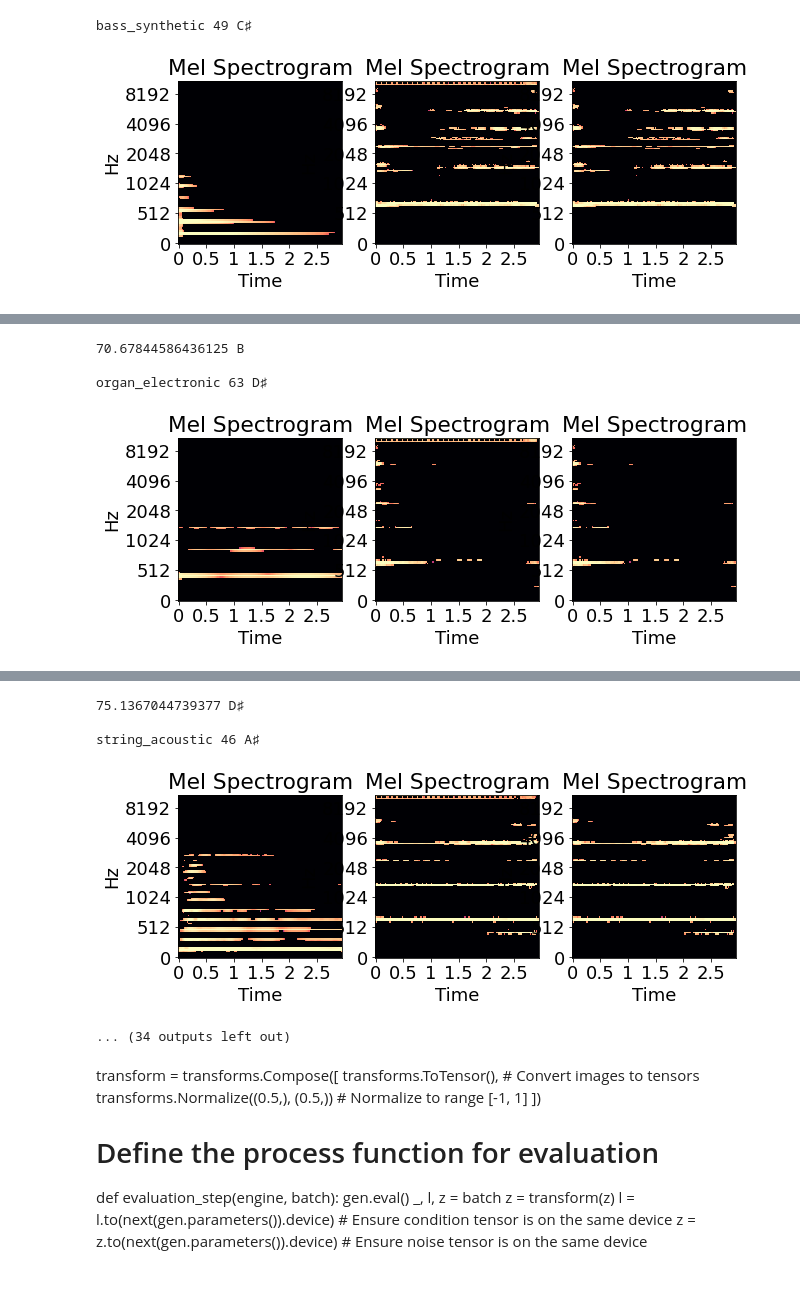
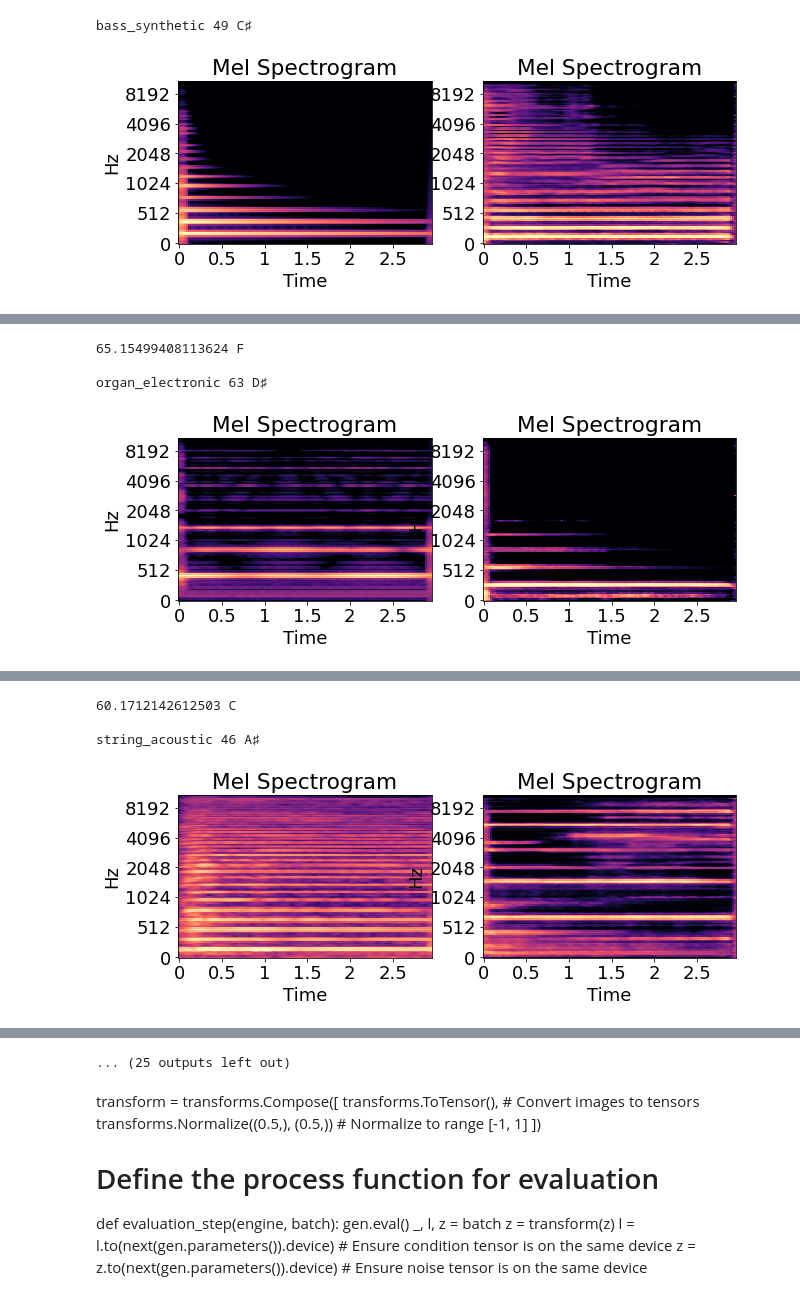
Before and after one commit to ElisaTroschka/GANs-Conditional-Audio-Synthesis, a Jupyter notebook: test_spec.ipynb, the cells around one changed output, grey strips where cells are left out. Saved outputs shown, nothing was run; the diff lists cells and outputs as text; code cells hidden in the pictures.

Commit message:
Fixed SpecGAN preprocessing and training

```diff
--- a/test_spec.ipynb
+++ b/test_spec.ipynb
@@ -51,7 +53,7 @@ test_set = NSynthDataset(data_path=path,
 # %%
 gen = SpecGANGenerator(z_size, train_set.label_size, train_set.y_size).to(device)
 
-gen.load_state_dict(torch.load(f'users/adcy353/GANs-Conditional-Audio-Synthesis/models/specgan/G_0.0001-1-80.pt'))
+gen.load_state_dict(torch.load(f'users/adcy353/GANs-Conditional-Audio-Synthesis/models/spec2/G_0.0001-1-827.pt'))
 gen.eval()
 # %% [output]
 SpecGANGenerator(
@@ -73,45 +75,45 @@ SpecGANGenerator(
 def display_spec(specs, f0=None):
     fig, axs = plt.subplots(1, len(specs), figsize=(10, 3))
     for i in range(len(specs)):
-        librosa.display.specshow(librosa.power_to_db(specs[i], ref=np.max),  y_axis='mel', x_axis='time', ax=axs[i], cmap='magma')
-        #librosa.display.specshow(np.array(specs[i]),  y_axis='mel', x_axis='time', ax=axs[i], cmap='magma')
+        #librosa.display.specshow(librosa.power_to_db(specs[i], ref=np.max),  y_axis='mel', x_axis='time', ax=axs[i], cmap='magma')
+        librosa.display.specshow(np.array(specs[i]),  y_axis='mel', x_axis='time', ax=axs[i], cmap='magma')
         axs[i].set_title('Mel Spectrogram')
     plt.show()
 # %%
 s_i = []
 for i in range(0, 900, 100):
     w, l, z, pitch = test_set.__getitem__(i)
     inst = test_set.annot.loc[test_set.fnames[i], 'instrument_class_str']
 
     print(f'\n{inst} {pitch.item()} {librosa.midi_to_note(pitch, octave=False).item()}')
     s = gen.forward(z.unsqueeze(0).to(device), l.unsqueeze(0).to(device))
     s.to(torch.device('cpu'))
     s = s.detach().cpu()
 
-    s_f = s.clone()
+    #s_f = s.clone()
     #s_f = scipy.signal.medfilt2d(s, kernel_size=(3, 3))  # Adjust kernel_size as needed
-    s_f[124:] = s_f.min()
+    s[126:] = s.min()
     #s_f[70:] = 0#s_f.min()
     #s_f = filter_mel(s_f, sr)
-    display_spec((w, s, s_f))
+    display_spec((w, s))#, s_f))
 
     w_audio = mel_to_audio(np.array(w), sr=train_set.sampling_rate, n_fft=n_fft, hop_length=hop_length)
     s_audio = mel_to_audio(np.array(s), sr=train_set.sampling_rate, n_fft=n_fft, hop_length=hop_length)
-    s_f_audio = mel_to_audio(np.array(s_f), sr=train_set.sampling_rate, n_fft=n_fft, hop_length=hop_length)
+    #s_f_audio = mel_to_audio(np.array(s_f), sr=train_set.sampling_rate, n_fft=n_fft, hop_length=hop_length)
     #s_f_audio = clean(s_audio, sr)
 
 
     #display_mel_sample(i, train_set, gen)
     #librosa.display.specshow(np.array(specs[i]),  y_axis='mel', x_axis='time', ax=axs[i], cmap='magma')
 
     display(Audio(w_audio, rate=train_set.sampling_rate))
-    display(display_audio_sample(i, train_set, gen))
-    display(Audio(s_f_audio, rate=train_set.sampling_rate))
+    display(Audio(s_audio, rate=train_set.sampling_rate))
+    #display(Audio(s_f_audio, rate=train_set.sampling_rate))
 
-    pitch, f0 = estimate_pitch(s_f_audio, sr)
+    pitch, f0 = estimate_pitch(s_audio, sr)#f_audio, sr)
     print(pitch, librosa.midi_to_note(pitch, octave=False))
 # %% [output]
 bass_synthetic 49 C♯
-[figure, old version]
+[figure, new version]
 [interactive output not drawn]
 [interactive output not drawn]
@@ -119,4 +120,4 @@ bass_synthetic 49 C♯
-70.67844586436125 B
+65.15499408113624 F
 
 organ_electronic 63 D♯
-[figure, old version]
+[figure, new version]
@@ -123,11 +125,11 @@ organ_electronic 63 D♯
 [interactive output not drawn]
+60.1712142612503 C
+
+string_acoustic 46 A♯
+[figure, new version]
 [interactive output not drawn]
 [interactive output not drawn]
-75.1367044739377 D♯
-
-string_acoustic 46 A♯
-[figure, old version]
-... (34 outputs left out)
+... (25 outputs left out)
 # %% [markdown]
 transform = transforms.Compose([
     transforms.ToTensor(),            # Convert images to tensors
```
Also changed, not shown: parts of 14 cells of this notebook, 4 other files.
